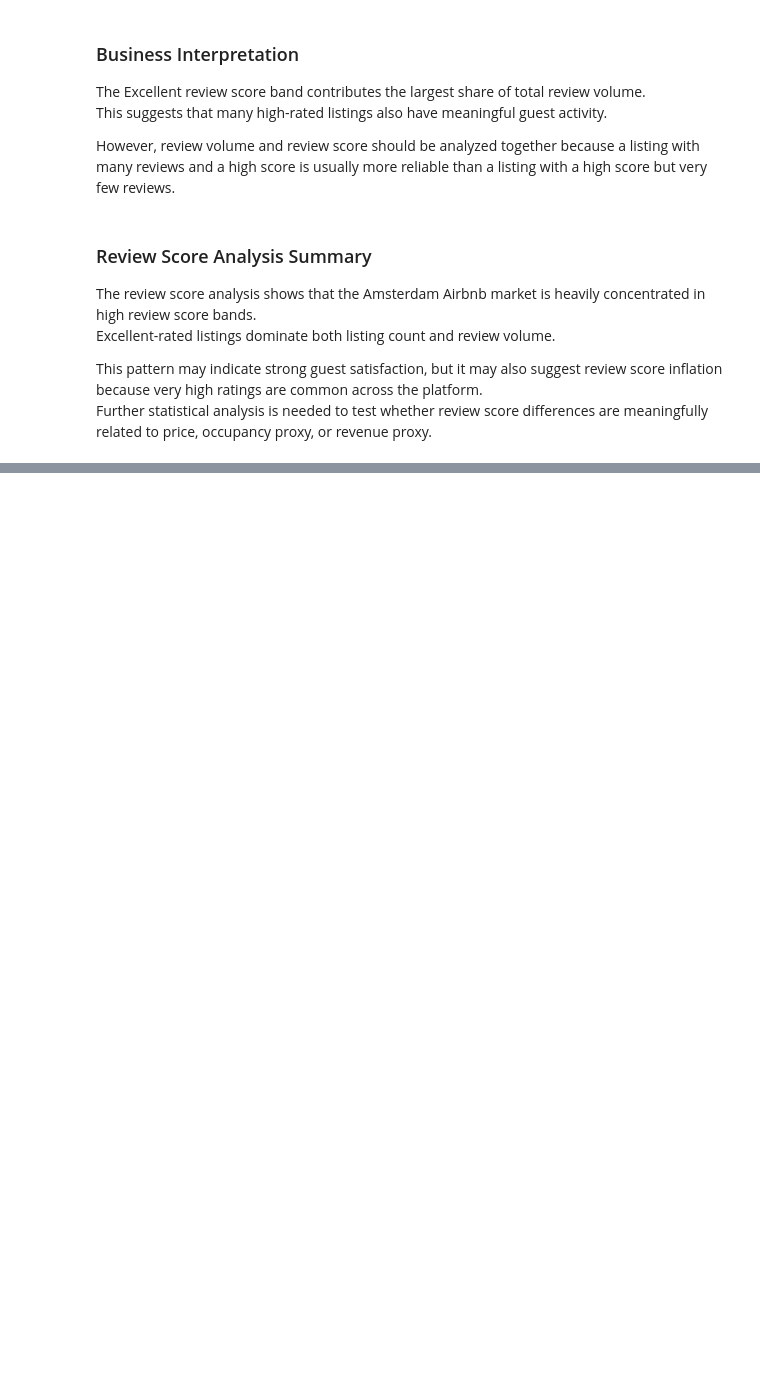
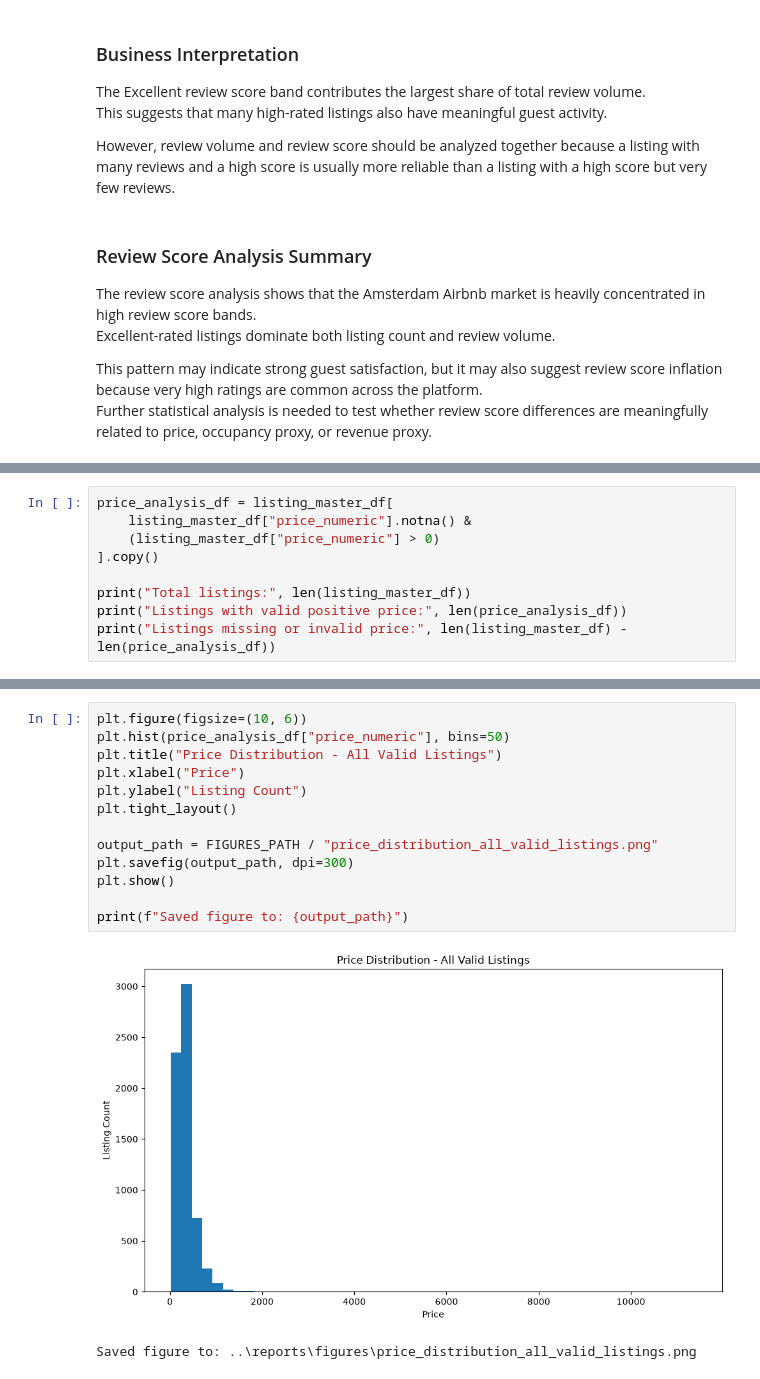
Before and after one commit to Tnadeeja/Inside-Airbnb-Market-Intelligence-Platform-Data-Engineering-Analytics-AI, a Jupyter notebook: notebooks/03_eda_business_analysis.ipynb, the cells around one changed output, grey strips where cells are left out. Drawn from its saved outputs; the diff is of its cells as text; blank space fills up the shorter version.

Commit message:
Add price distribution and outlier analysis

```diff
--- a/notebooks/03_eda_business_analysis.ipynb
+++ b/notebooks/03_eda_business_analysis.ipynb
@@ -690,0 +698,9 @@ Further statistical analysis is needed to test whether review score differences
+# %%
+price_analysis_df = listing_master_df[
+    listing_master_df["price_numeric"].notna() &
+    (listing_master_df["price_numeric"] > 0)
+].copy()
+
+print("Total listings:", len(listing_master_df))
+print("Listings with valid positive price:", len(price_analysis_df))
+print("Listings missing or invalid price:", len(listing_master_df) - len(price_analysis_df))
@@ -690,0 +740,16 @@ Further statistical analysis is needed to test whether review score differences
+# %%
+plt.figure(figsize=(10, 6))
+plt.hist(price_analysis_df["price_numeric"], bins=50)
+plt.title("Price Distribution - All Valid Listings")
+plt.xlabel("Price")
+plt.ylabel("Listing Count")
+plt.tight_layout()
+
+output_path = FIGURES_PATH / "price_distribution_all_valid_listings.png"
+plt.savefig(output_path, dpi=300)
+plt.show()
+
+print(f"Saved figure to: {output_path}")
+# %% [output]
+[figure, added]
+Saved figure to: ..\reports\figures\price_distribution_all_valid_listings.png
```
Also changed, not shown: parts of 15 cells of this notebook, 6 other files.
